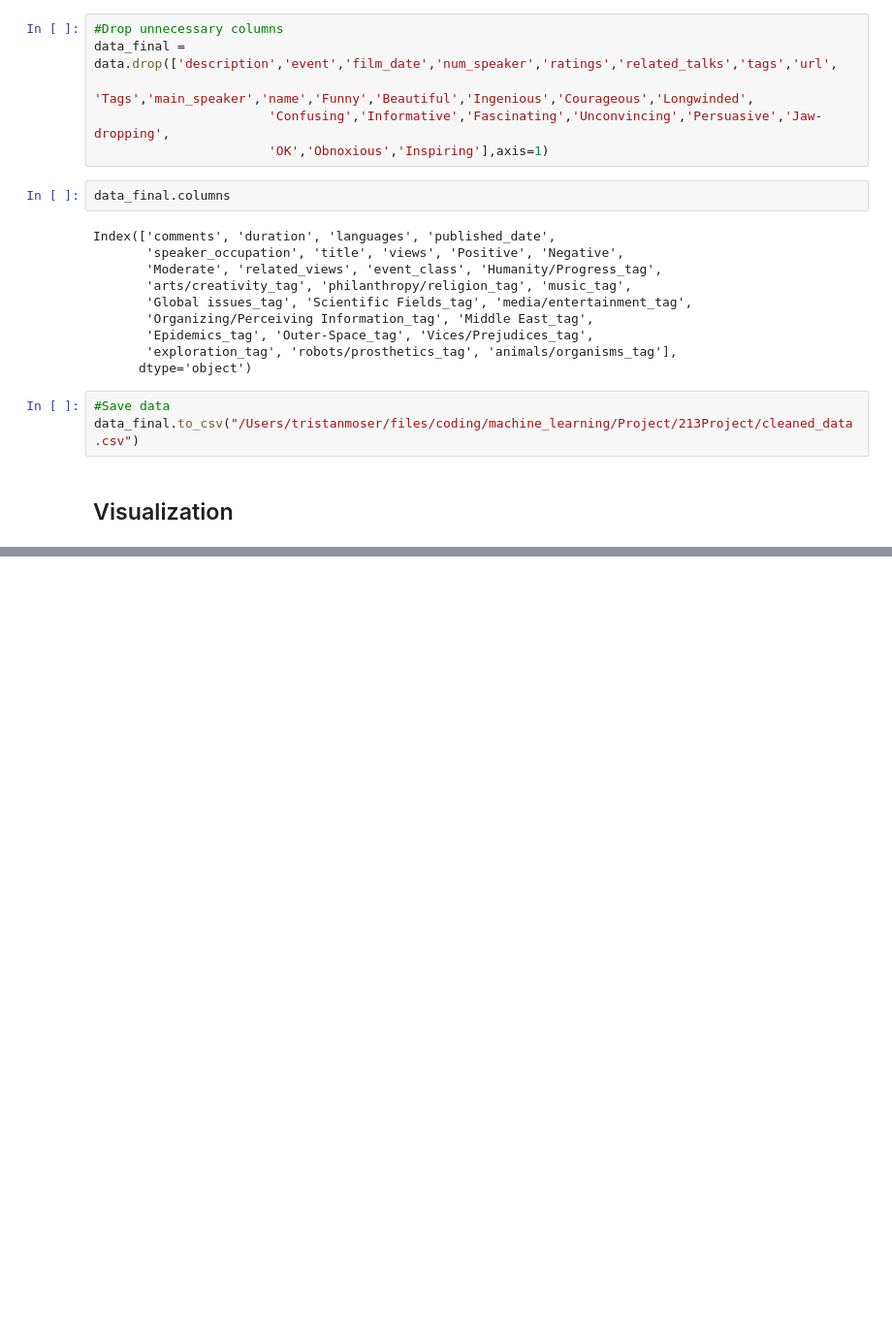
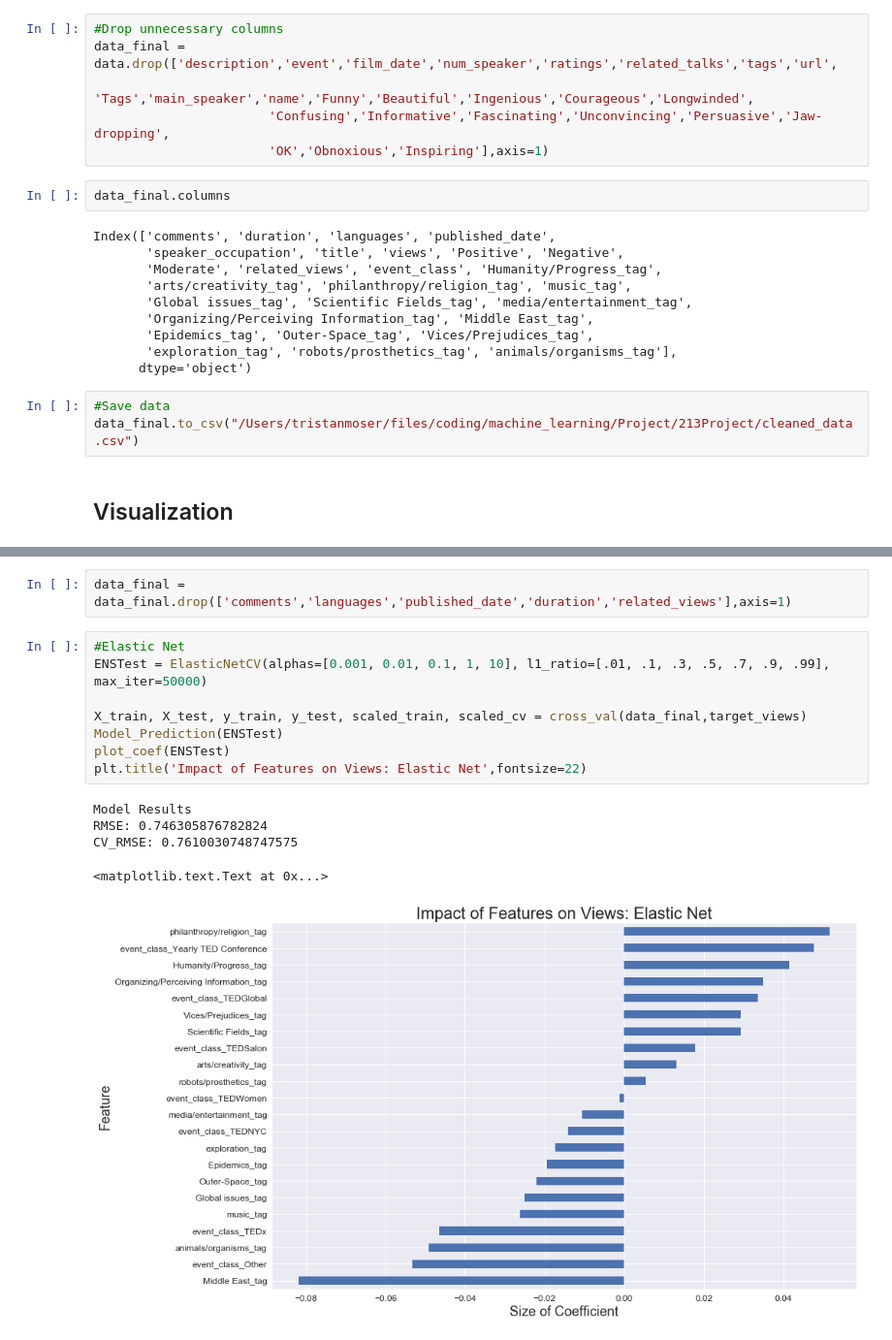
Before and after one commit to TristanMoser/213Project, a Jupyter notebook: Tristan.ipynb, the cells around one changed output, grey strips where cells are left out. Shown: that part at 97% size. Saved outputs shown, nothing was run; the diff lists cells and outputs as text; blank space fills up the shorter version.

```diff
--- a/Tristan.ipynb
+++ b/Tristan.ipynb
@@ -420,0 +536,16 @@ data_final.to_csv("/Users/tristanmoser/files/coding/machine_learning/Project/213
+# %%
+data_final = data_final.drop(['comments','languages','published_date','duration','related_views'],axis=1)
+# %%
+#Elastic Net
+ENSTest = ElasticNetCV(alphas=[0.001, 0.01, 0.1, 1, 10], l1_ratio=[.01, .1, .3, .5, .7, .9, .99], max_iter=50000)
+
+X_train, X_test, y_train, y_test, scaled_train, scaled_cv = cross_val(data_final,target_views)
+Model_Prediction(ENSTest)
+plot_coef(ENSTest)
+plt.title('Impact of Features on Views: Elastic Net',fontsize=22)
+# %% [output]
+Model Results
+RMSE: 0.746305876782824
+CV_RMSE: 0.7610030748747575
+<matplotlib.text.Text at 0x...>
+[figure, added]
```
Also changed, not shown: parts of 19 cells of this notebook.
